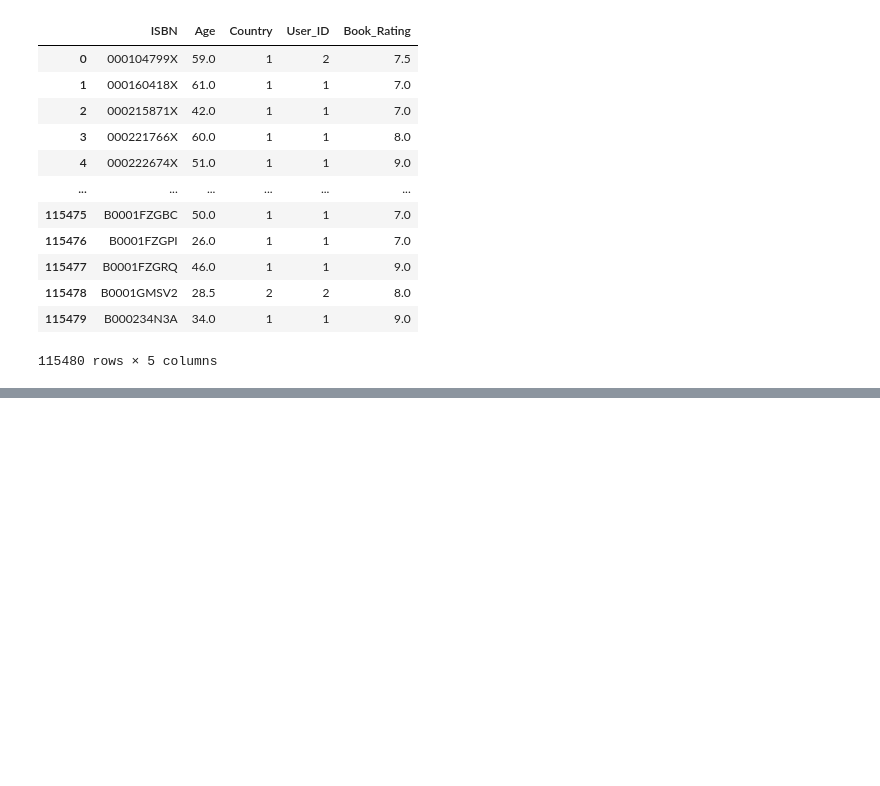
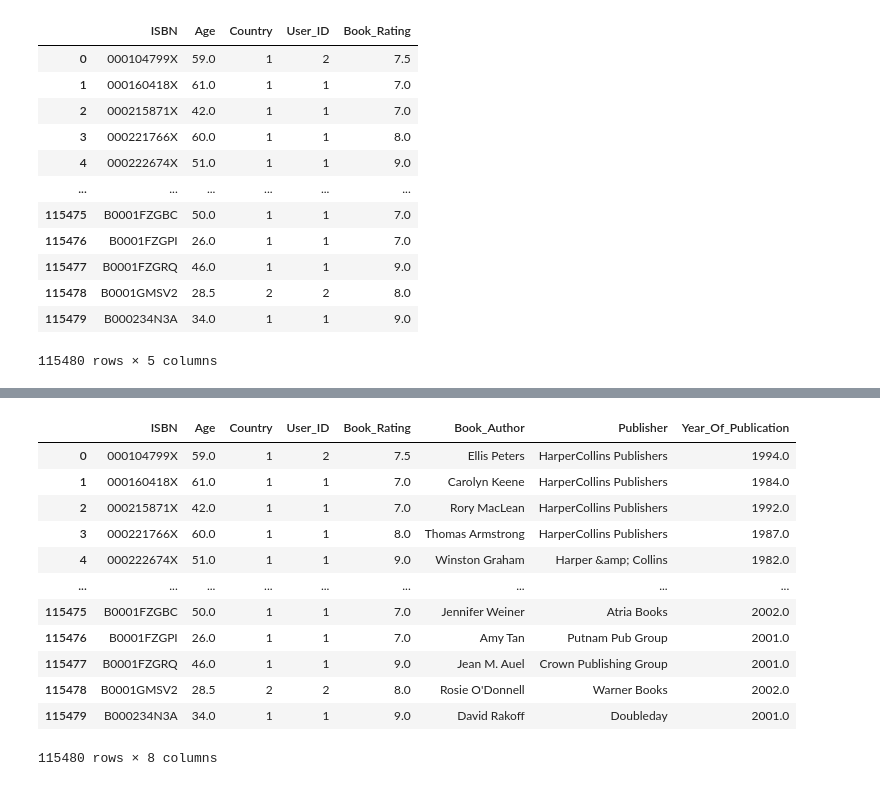
Before and after one commit to PGComai/Data_Analytics_Final_Project, a Jupyter notebook: Jupyter/alex_sml.ipynb, the cells around one changed output, grey strips where cells are left out. Saved outputs shown, nothing was run; the diff lists cells and outputs as text; code cells hidden in the pictures; blank space fills up the shorter version.

```diff
--- a/Jupyter/alex_sml.ipynb
+++ b/Jupyter/alex_sml.ipynb
@@ -195,0 +213,3 @@ isbn_info
+# %%
+isbn_info = isbn_info.merge(first_author, how='inner', on='ISBN')
+isbn_info
@@ -195,0 +230,3 @@ isbn_info
+# %%
+first_pub = bc_str_id.groupby('ISBN', as_index = False)['Publisher'].first()
+first_pub
@@ -195,0 +247,3 @@ isbn_info
+# %%
+isbn_info = isbn_info.merge(first_pub, how='inner', on='ISBN')
+isbn_info
@@ -195,0 +264,3 @@ isbn_info
+# %%
+year = bc_str_id.groupby('ISBN', as_index = False)['Year_Of_Publication'].first()
+year
@@ -195,0 +281,17 @@ isbn_info
+# %%
+isbn_info = isbn_info.merge(year, how='inner', on='ISBN')
+isbn_info
+# %% [output]
+|  | ISBN | Age | Country | User_ID | Book_Rating | Book_Author | Publisher | Year_Of_Publication |
+| 0 | 000104799X | 59.0 | 1 | 2 | 7.5 | Ellis Peters | HarperCollins Publishers | 1994.0 |
+| 1 | 000160418X | 61.0 | 1 | 1 | 7.0 | Carolyn Keene | HarperCollins Publishers | 1984.0 |
+| 2 | 000215871X | 42.0 | 1 | 1 | 7.0 | Rory MacLean | HarperCollins Publishers | 1992.0 |
+| 3 | 000221766X | 60.0 | 1 | 1 | 8.0 | Thomas Armstrong | HarperCollins Publishers | 1987.0 |
+| 4 | 000222674X | 51.0 | 1 | 1 | 9.0 | Winston Graham | Harper &amp; Collins | 1982.0 |
+| ... | ... | ... | ... | ... | ... | ... | ... | ... |
+| 115475 | B0001FZGBC | 50.0 | 1 | 1 | 7.0 | Jennifer Weiner | Atria Books | 2002.0 |
+| 115476 | B0001FZGPI | 26.0 | 1 | 1 | 7.0 | Amy Tan | Putnam Pub Group | 2001.0 |
+| 115477 | B0001FZGRQ | 46.0 | 1 | 1 | 9.0 | Jean M. Auel | Crown Publishing Group | 2001.0 |
+| 115478 | B0001GMSV2 | 28.5 | 2 | 2 | 8.0 | Rosie O'Donnell | Warner Books | 2002.0 |
+| 115479 | B000234N3A | 34.0 | 1 | 1 | 9.0 | David Rakoff | Doubleday | 2001.0 |
+115480 rows × 8 columns
```
Also changed, not shown: parts of 9 cells of this notebook.
